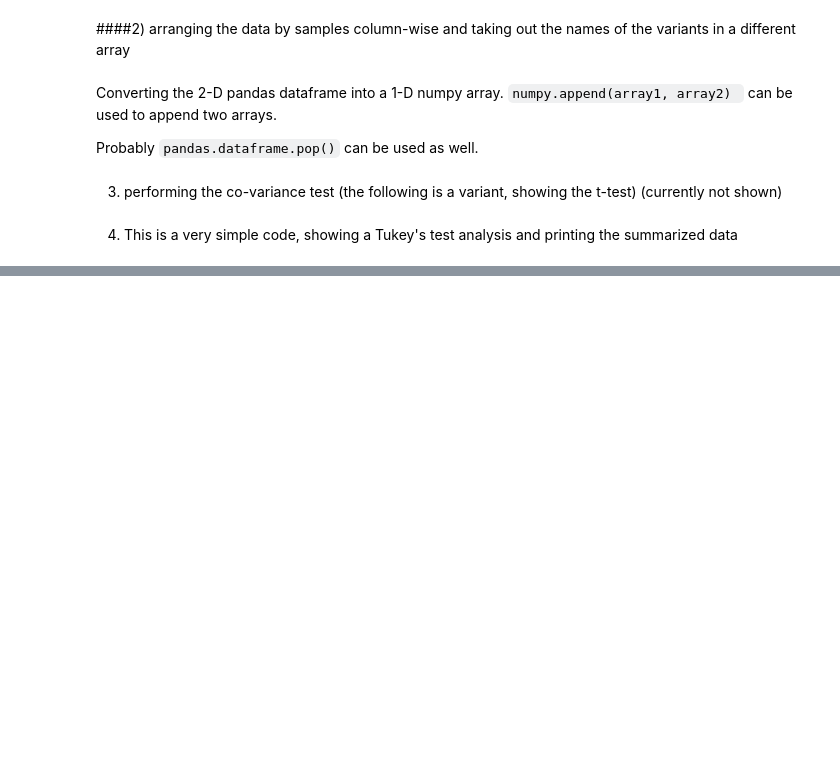
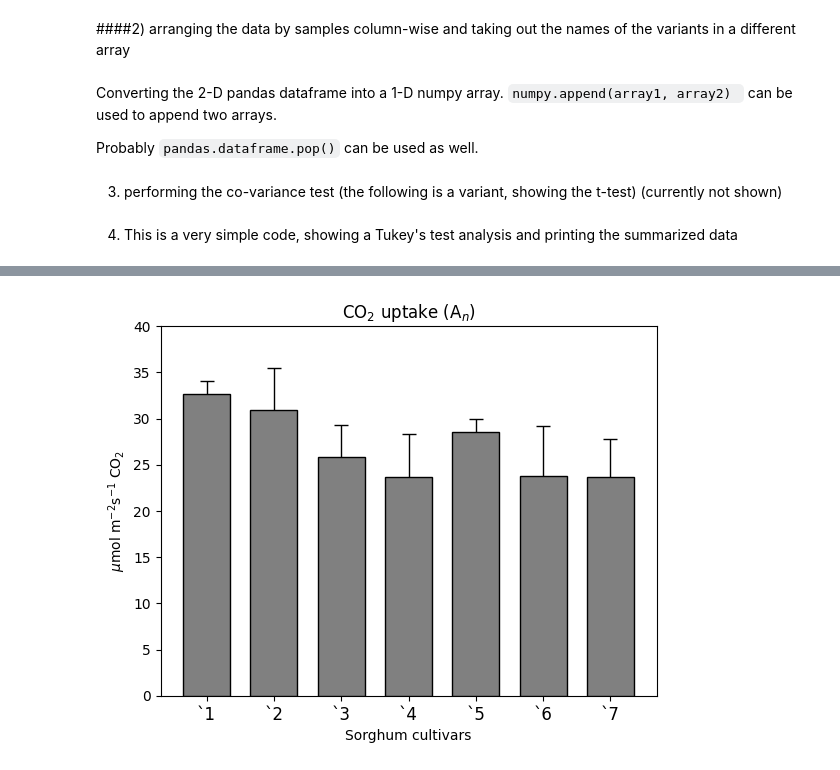
Before and after one commit to MKolaksazov/Data-Science, a Jupyter notebook: Colab code (graphs)/Tukey_test_letters.ipynb, the cells around one changed output, grey strips where cells are left out. Saved outputs shown, nothing was run; the diff lists cells and outputs as text; code cells hidden in the pictures; blank space fills up the shorter version.

```diff
--- a/Colab code (graphs)/Tukey_test_letters.ipynb
+++ b/Colab code (graphs)/Tukey_test_letters.ipynb
@@ -257,0 +267,4 @@ plt.grid(False)
+# %%
+stat_result = data.groupby(['Variant'], as_index=False).agg(
+                      {'Value':['mean','std']})
+stat_result['Value']['std']
@@ -257,0 +280,45 @@ plt.grid(False)
+# %%
+menMeans = stat_result['Value']['mean']
+menStd = stat_result['Value']['std']
+labels = stat_result['Variant']
+
+ind  = np.arange(7)    # the x locations for the groups
+width= 0.7
+# Pull the formatting out here
+bar_kwargs = {'width':width,'color':'grey','linewidth':1,'zorder':5,'edgecolor':'black'}
+err_kwargs = {'zorder':0,'fmt':'None','linewidth':1,'ecolor':'black','capsize':5, 'capthick':1}
+#for matplotlib >= v1.4 use 'fmt':'none' instead
+
+fig, ax = plt.subplots()
+
+ax.p1 = plt.bar(ind, menMeans, **bar_kwargs)
+ax.errs = plt.errorbar(ind, menMeans, yerr=menStd, **err_kwargs)
+
+# Custom function to draw the diff bars
+'''
+def label_diff(i,j,text,X,Y):
+    x = (X[i]+X[j])/2
+    y = 1.1*max(Y[i], Y[j])
+    dx = abs(X[i]-X[j])
+
+    props = {'connectionstyle':'bar','arrowstyle':'-',\
+                 'shrinkA':20,'shrinkB':20,'linewidth':2}
+    ax.annotate(text, xy=(X[i],y+7), zorder=10)
+    ax.annotate('', xy=(X[i],y), xytext=(X[j],y), arrowprops=props)
+
+# Call the function
+label_diff(0,1,'p=0.0370',ind,menMeans)
+label_diff(1,2,'p<0.0001',ind,menMeans)
+label_diff(2,3,'p=0.0025',ind,menMeans)
+'''
+
+plt.ylim(ymax=40)
+plt.xticks(ind, labels, color='k')
+ax.set_xticklabels(grps,rotation=0,fontsize=12)
+#ax.set_yticklabels(fontsize=12)
+ax.set(title='CO$_2$ uptake (A$_{n}$)', ylabel=r'$\mu$mol m$^{-2}$s$^{-1}$ CO$_2$', xlabel="Sorghum cultivars")
+fig.suptitle('')
+
+plt.show()
+# %% [output]
+[figure, added]
```
Also changed, not shown: parts of 9 cells of this notebook.
